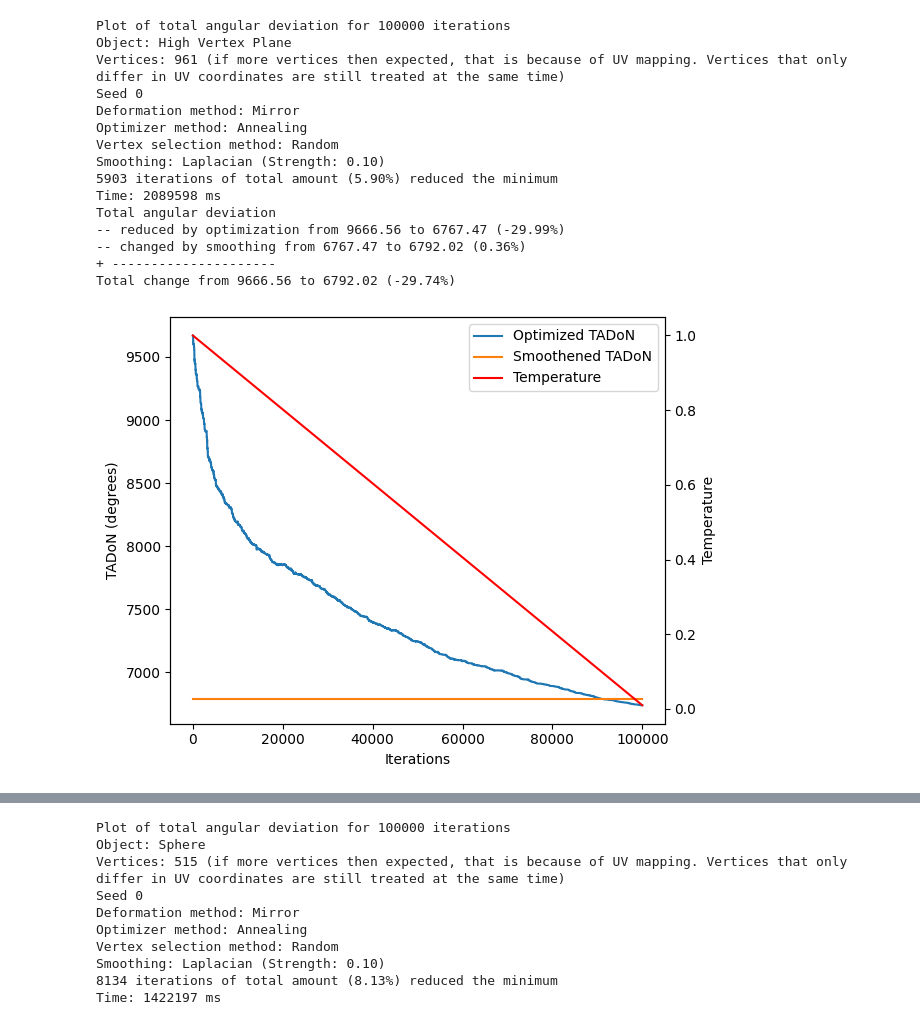
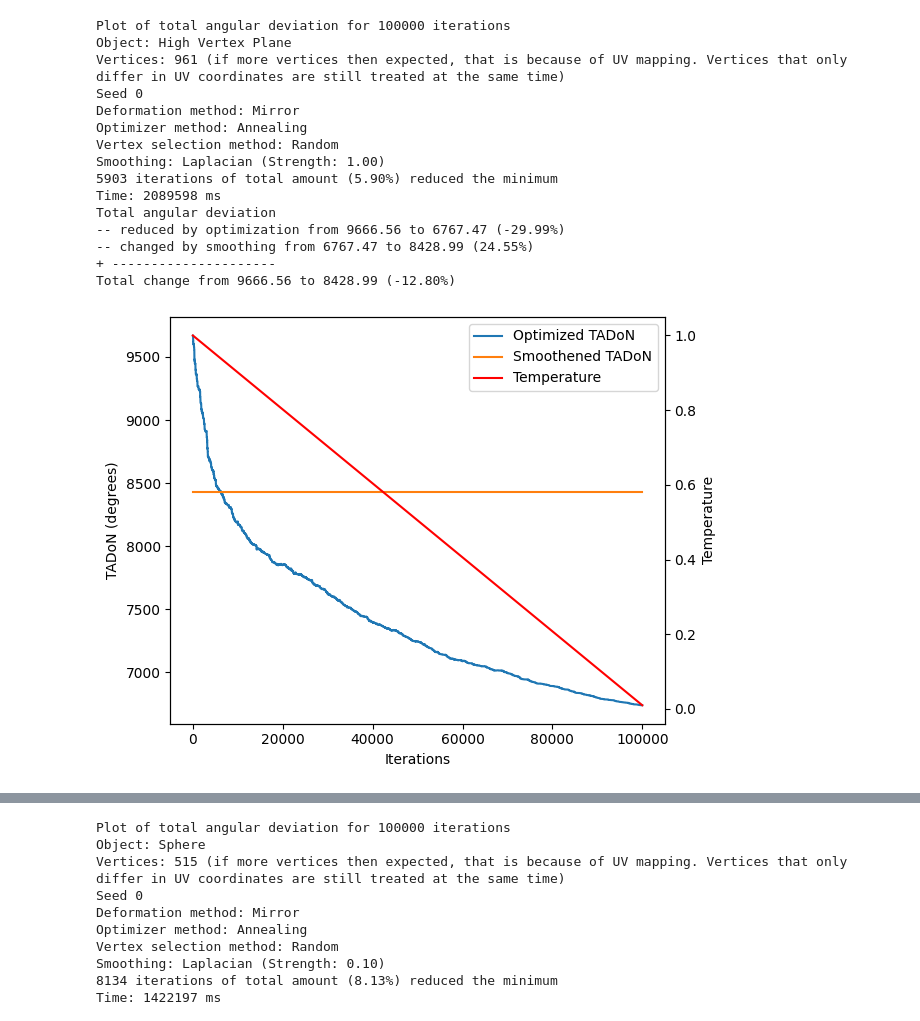
Before and after one commit to tomcouperus/Anamorphic-Sculptures-with-Shading, a Jupyter notebook: plotDeviations.ipynb, the cells around one changed output, grey strips where cells are left out. Drawn from its saved outputs; the diff is of its cells as text; code cells hidden in the pictures.

```diff
--- a/plotDeviations.ipynb
+++ b/plotDeviations.ipynb
@@ -83,21 +83,21 @@ def graph_json_annealing(filename):
         fig.tight_layout()
         fig.show()
 # %%
-graph_json_annealing("High_Vertex_Plane_Mirror_100000-Annealing_-0.10_to_0.10_temp_1.00_to_0.01_Laplacian_at_0.10.json")
+graph_json_annealing("High_Vertex_Plane_Mirror_100000-Annealing_-0.10_to_0.10_temp_1.00_to_0.01_Laplacian_at_1.00.json")
 # %% [output]
 Plot of total angular deviation for 100000 iterations
 Object: High Vertex Plane
 Vertices: 961 (if more vertices then expected, that is because of UV mapping. Vertices that only differ in UV coordinates are still treated at the same time)
 Seed 0
 Deformation method: Mirror
 Optimizer method: Annealing
 Vertex selection method: Random
-Smoothing: Laplacian (Strength: 0.10)
+Smoothing: Laplacian (Strength: 1.00)
 5903 iterations of total amount (5.90%) reduced the minimum
 Time: 2089598 ms
 Total angular deviation
 -- reduced by optimization from 9666.56 to 6767.47 (-29.99%)
--- changed by smoothing from 6767.47 to 6792.02 (0.36%)
+-- changed by smoothing from 6767.47 to 8428.99 (24.55%)
 + ---------------------
-Total change from 9666.56 to 6792.02 (-29.74%)
+Total change from 9666.56 to 8428.99 (-12.80%)
-[figure, old version]
+[figure, new version]
```
Also changed, not shown: parts of 1 cell of this notebook, 5 other files.
